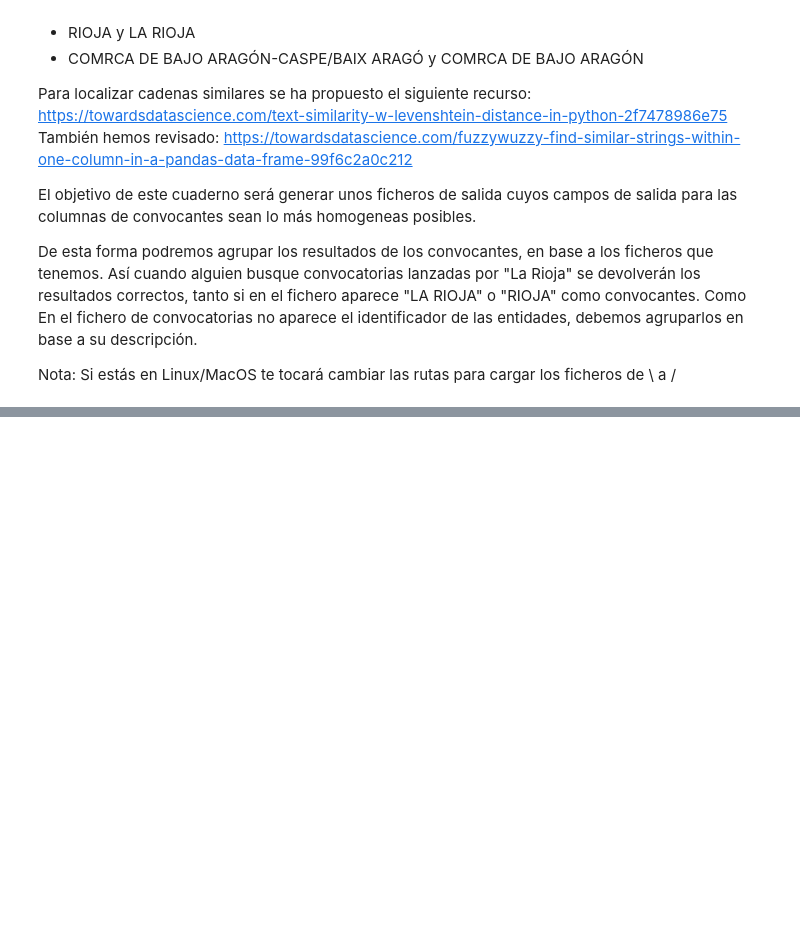
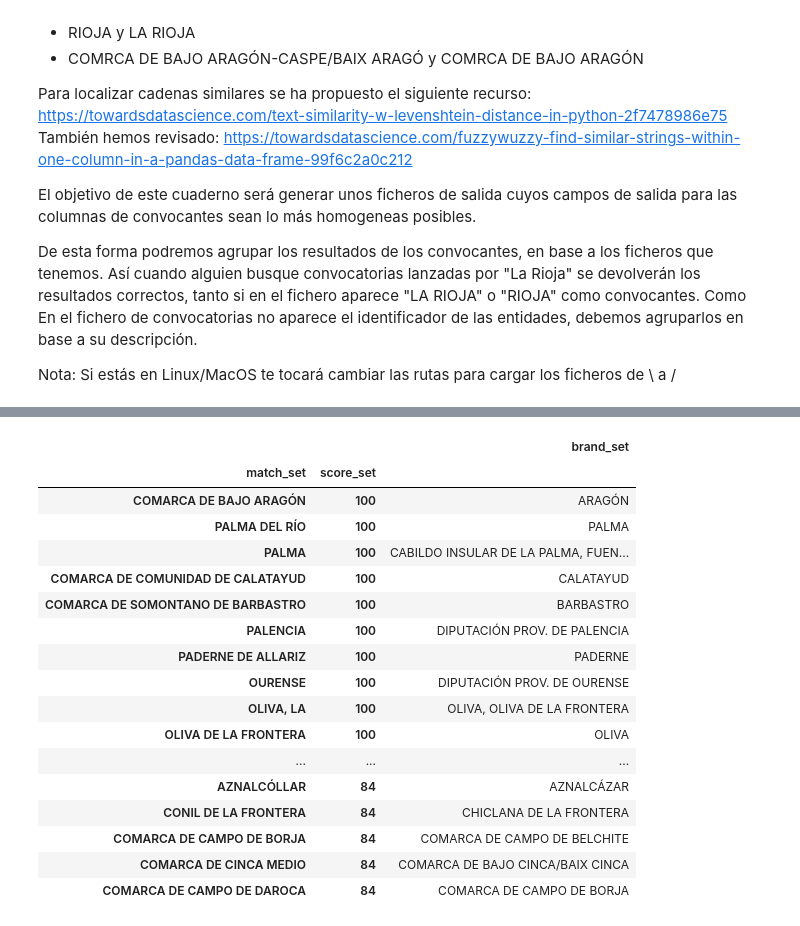
Before and after one commit to JaimeObregon/subvenciones, a Jupyter notebook: notebooks/analisis-similaridad-convocantes.ipynb, the cells around one changed output, grey strips where cells are left out. Saved outputs shown, nothing was run; the diff lists cells and outputs as text; code cells hidden in the pictures; blank space fills up the shorter version.

```diff
--- a/notebooks/analisis-similaridad-convocantes.ipynb
+++ b/notebooks/analisis-similaridad-convocantes.ipynb
@@ -191,0 +113,4 @@ df.loc[[58300439]]
+# %%
+convocantesN1_unicos = df['convocanteN1'].unique().tolist()
+process.extract('LA RIOJA', convocantesN1_unicos,
+scorer=fuzz.token_sort_ratio)
@@ -191,0 +241,42 @@ df.loc[[58300439]]
+# %%
+#Create tuples of brand names, matched brand names, and the score
+score_set = [(x,) + i
+             for x in convocantesN1_unicos
+             for i in process.extract(x, convocantesN1_unicos, scorer=fuzz.token_set_ratio)]
+#Create dataframe from the tuples and derive representative values
+similarity_set = pd.DataFrame(score_set, columns=['brand_set','match_set','score_set'])
+similarity_set['sorted_brand_set'] = np.minimum(similarity_set['brand_set'], similarity_set['match_set'])
+
+#Pick values
+high_score_set = similarity_set[(similarity_set['score_set'] >= 80) &
+                                    (similarity_set['brand_set'] != similarity_set['match_set']) &
+                                    (similarity_set['sorted_brand_set'] != similarity_set['match_set'])]
+
+#Drop the representative value column
+high_score_set = high_score_set.drop('sorted_brand_set',axis=1).copy()
+
+#Group brands by matches and scores
+pd.set_option('display.max_rows', None)
+pd.set_option('display.max_colwidth', None)
+high_score_set.groupby(['match_set','score_set']).agg(
+                       {'brand_set': ', '.join}).sort_values(
+                       ['score_set'], ascending=False)
+# %% [output]
+|  |  | brand_set |
+| match_set | score_set |  |
+| COMARCA DE BAJO ARAGÓN | 100 | ARAGÓN |
+| PALMA DEL RÍO | 100 | PALMA |
+| PALMA | 100 | CABILDO INSULAR DE LA PALMA, FUEN... |
+| COMARCA DE COMUNIDAD DE CALATAYUD | 100 | CALATAYUD |
+| COMARCA DE SOMONTANO DE BARBASTRO | 100 | BARBASTRO |
+| PALENCIA | 100 | DIPUTACIÓN PROV. DE PALENCIA |
+| PADERNE DE ALLARIZ | 100 | PADERNE |
+| OURENSE | 100 | DIPUTACIÓN PROV. DE OURENSE |
+| OLIVA, LA | 100 | OLIVA, OLIVA DE LA FRONTERA |
+| OLIVA DE LA FRONTERA | 100 | OLIVA |
+| ... | ... | ... |
+| AZNALCÓLLAR | 84 | AZNALCÁZAR |
+| CONIL DE LA FRONTERA | 84 | CHICLANA DE LA FRONTERA |
+| COMARCA DE CAMPO DE BORJA | 84 | COMARCA DE CAMPO DE BELCHITE |
+| COMARCA DE CINCA MEDIO | 84 | COMARCA DE BAJO CINCA/BAIX CINCA |
+| COMARCA DE CAMPO DE DAROCA | 84 | COMARCA DE CAMPO DE BORJA |
```
Also changed, not shown: parts of 46 cells of this notebook, 2 other files.
